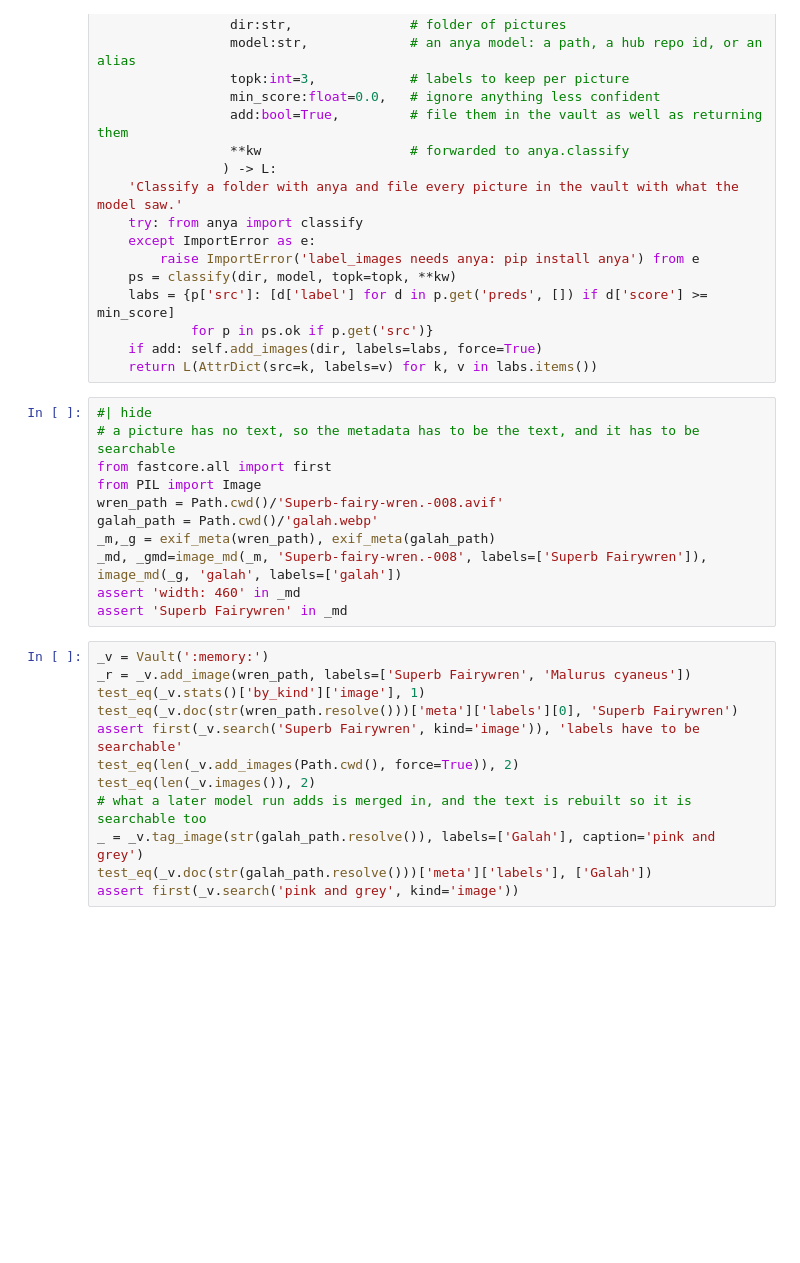
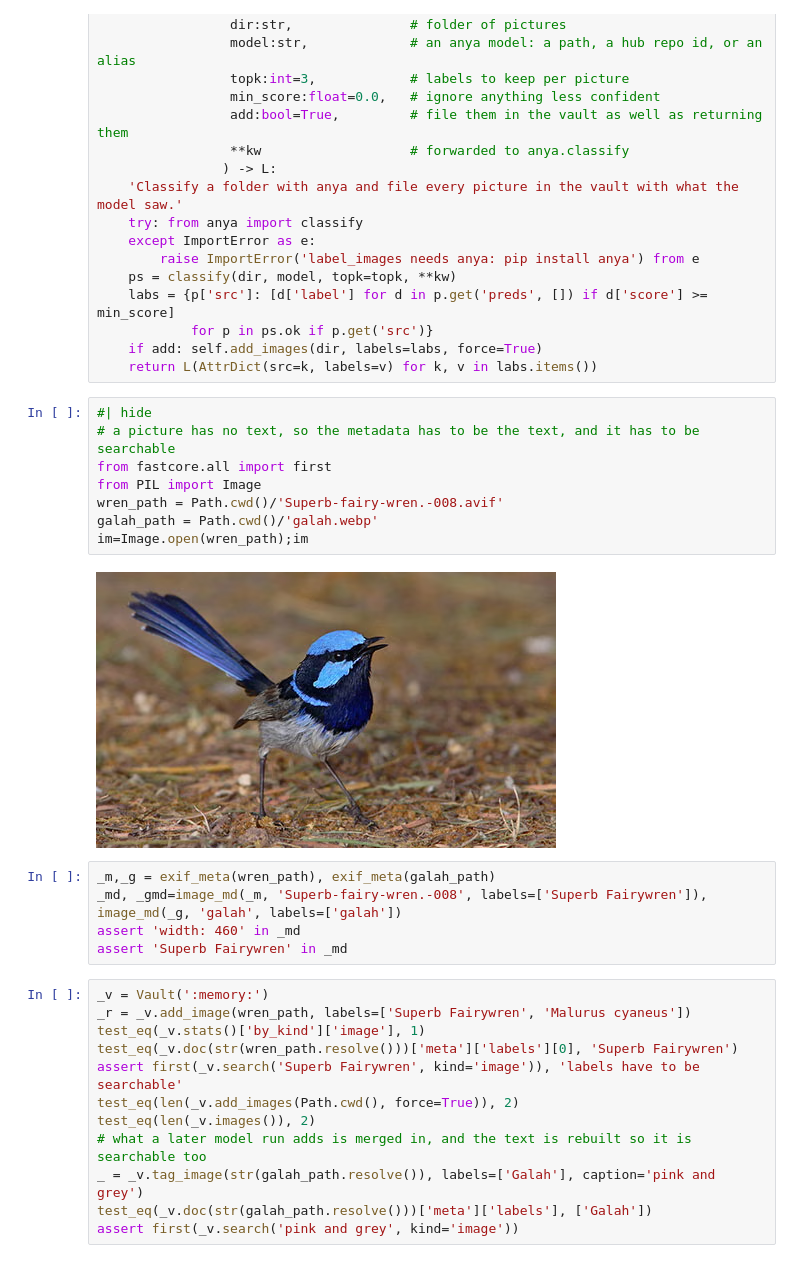
Before and after one commit to vedicreader/vishalakshi, a Jupyter notebook: nbs/01_acquire.ipynb, the cells around one changed output. Drawn from its saved outputs; the diff is of its cells as text; blank space fills up the shorter version.

```diff
--- a/nbs/01_acquire.ipynb
+++ b/nbs/01_acquire.ipynb
@@ -908,14 +926,18 @@ def label_images(self:Vault,
 # %%
 #| hide
 # a picture has no text, so the metadata has to be the text, and it has to be searchable
 from fastcore.all import first
 from PIL import Image
 wren_path = Path.cwd()/'Superb-fairy-wren.-008.avif'
 galah_path = Path.cwd()/'galah.webp'
-_m,_g = exif_meta(wren_path), exif_meta(galah_path)
-_md, _gmd=image_md(_m, 'Superb-fairy-wren.-008', labels=['Superb Fairywren']), image_md(_g, 'galah', labels=['galah'])
-assert 'width: 460' in _md
-assert 'Superb Fairywren' in _md
+im=Image.open(wren_path);im
+# %% [output]
+[figure, added]
+# %%
+_m,_g = exif_meta(wren_path), exif_meta(galah_path)
+_md, _gmd=image_md(_m, 'Superb-fairy-wren.-008', labels=['Superb Fairywren']), image_md(_g, 'galah', labels=['galah'])
+assert 'width: 460' in _md
+assert 'Superb Fairywren' in _md
 # %%
 _v = Vault(':memory:')
 _r = _v.add_image(wren_path, labels=['Superb Fairywren', 'Malurus cyaneus'])
```
Also changed, not shown: parts of 3 cells of this notebook, 3 other files.
